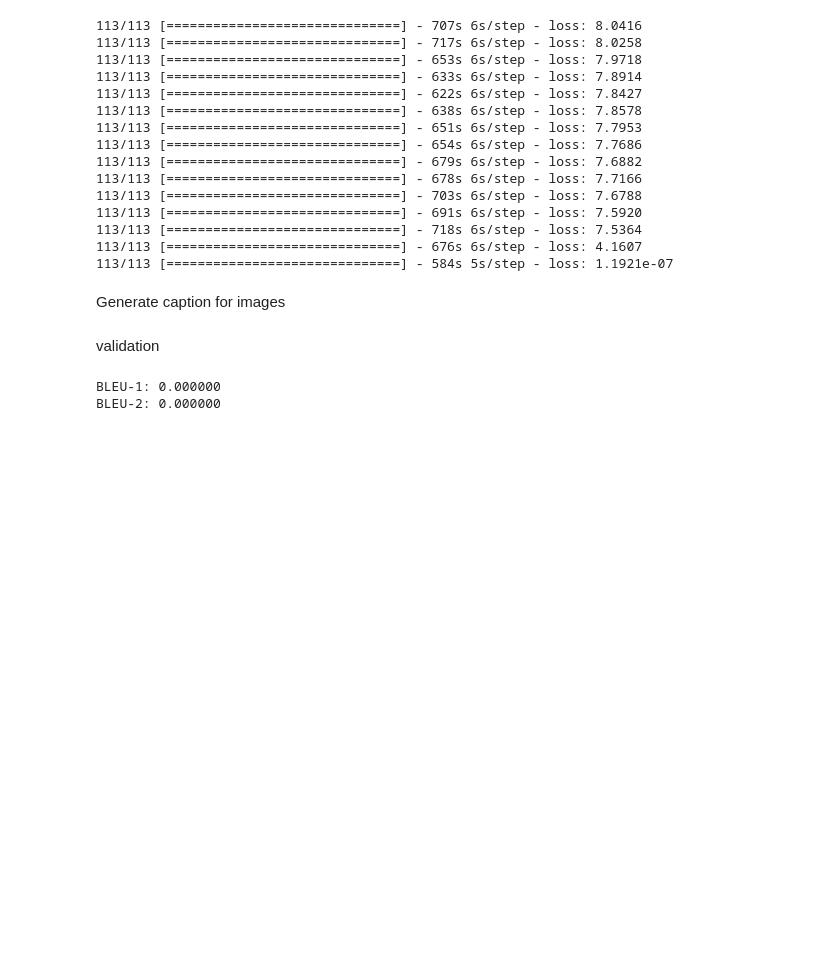
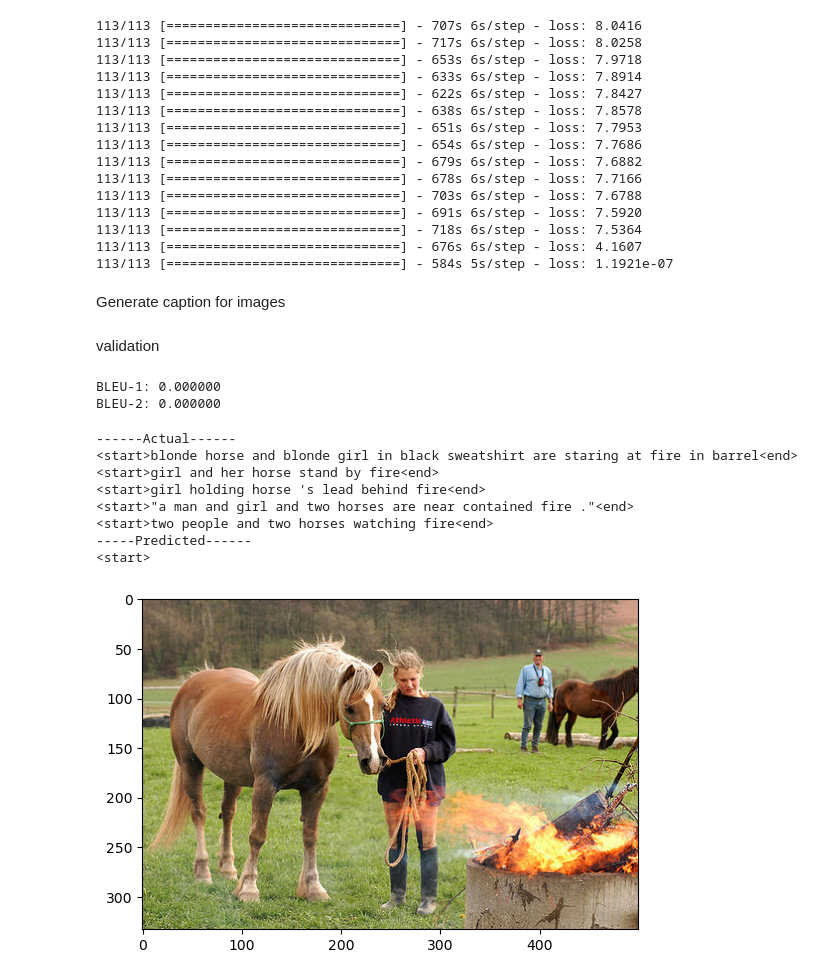
Before and after one commit to Nirajan17/image-captioning, a Jupyter notebook: caption_image.ipynb, the cells around one changed output. Saved outputs shown, nothing was run; the diff lists cells and outputs as text; code cells hidden in the pictures; blank space fills up the shorter version.

```diff
--- a/caption_image.ipynb
+++ b/caption_image.ipynb
@@ -340,6 +340,34 @@ print("BLEU-2: %f" % corpus_bleu(actual, predicted, weights=(0.5, 0.5, 0, 0)))
 # %% [output]
 BLEU-1: 0.000000
 BLEU-2: 0.000000
+# %%
+from PIL import Image
+import matplotlib.pyplot as plt
+def generate_caption(image_name):
+    image_id = image_name.split('.')[0]
+    img_path = os.path.join(BASE_DIR, 'Images', image_name)
+    image = Image.open(img_path)
+    captions = mapping[image_id]
+    print('------Actual------')
+    for caption in captions:
+        print(caption)
+
+    y_pred = predict_caption(model, features[image_id], tokenizer, max_length)
+    print('-----Predicted------')
+    print(y_pred)
+    plt.imshow(image)
+# %%
+generate_caption('10815824_2997e03d76.jpg')
+# %% [output]
+------Actual------
+<start>blonde horse and blonde girl in black sweatshirt are staring at fire in barrel<end>
+<start>girl and her horse stand by fire<end>
+<start>girl holding horse 's lead behind fire<end>
+<start>"a man and girl and two horses are near contained fire ."<end>
+<start>two people and two horses watching fire<end>
+-----Predicted------
+<start>
+[figure, added]
 # %%
 # BASE_DIR = '/Users/nirajanpaudel17/Documents/Python/image_captioning/archive'
 # WORKING_DIR = '/Users/nirajanpaudel17/Documents/Python/image_captioning'
```
